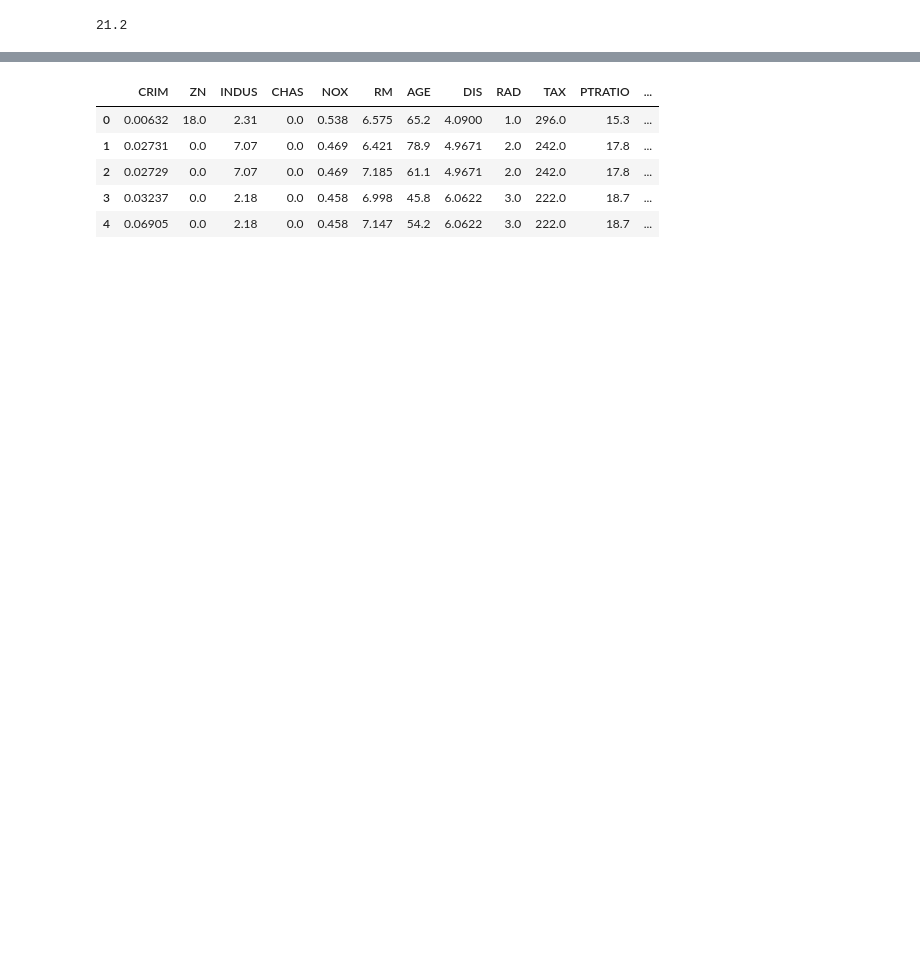
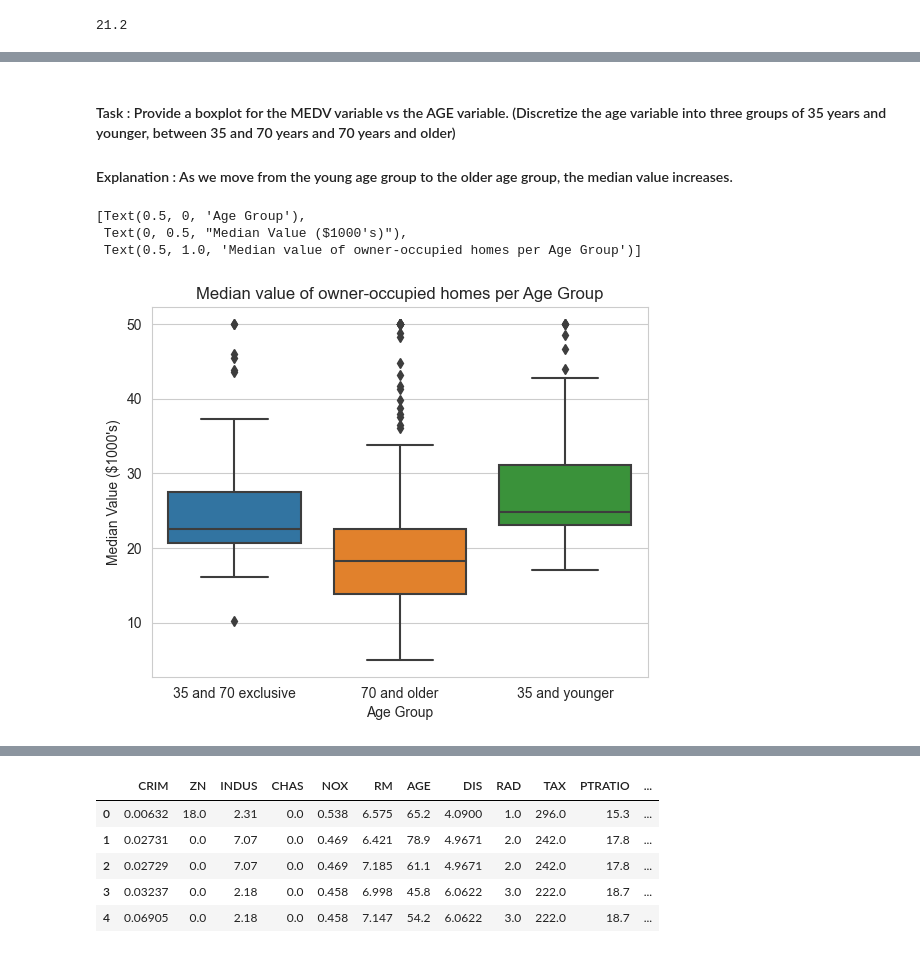
Before and after one commit to mathewpeedikayil/statistics-for-data-science-with-python, a Jupyter notebook: Optional_Peer_Graded_Assignment.jupyterlite.ipynb, the cells around one changed output, grey strips where cells are left out. Saved outputs shown, nothing was run; the diff lists cells and outputs as text; code cells hidden in the pictures; blank space fills up the shorter version.

```diff
--- a/Optional_Peer_Graded_Assignment.jupyterlite.ipynb
+++ b/Optional_Peer_Graded_Assignment.jupyterlite.ipynb
@@ -167,0 +139,15 @@ plt.show()
+# %% [markdown]
+#### Task : Provide a boxplot for the MEDV variable vs the AGE variable. (Discretize the age variable into three groups of 35 years and younger, between 35 and 70 years and 70 years and older)
+#### Explanation : As we move from the young age group to the older age group, the median value increases.
+# %%
+boston_df.loc[(boston_df['AGE'] <= 35), 'AGE_GROUP'] = '35 and younger'
+boston_df.loc[(boston_df['AGE'] > 35) & (boston_df['AGE'] < 70), 'AGE_GROUP'] = '35 and 70 exclusive'
+boston_df.loc[(boston_df['AGE'] >= 70), 'AGE_GROUP'] = '70 and older'
+
+boxplt = sns.boxplot(y = 'MEDV', x = 'AGE_GROUP', data = boston_df)
+boxplt.set(xlabel='Age Group', ylabel="Median Value ($1000's)", title='Median value of owner-occupied homes per Age Group')
+# %% [output]
+[Text(0.5, 0, 'Age Group'),
+ Text(0, 0.5, "Median Value ($1000's)"),
+ Text(0.5, 1.0, 'Median value of owner-occupied homes per Age Group')]
+[figure, added]
```
Also changed, not shown: parts of 32 cells of this notebook.
